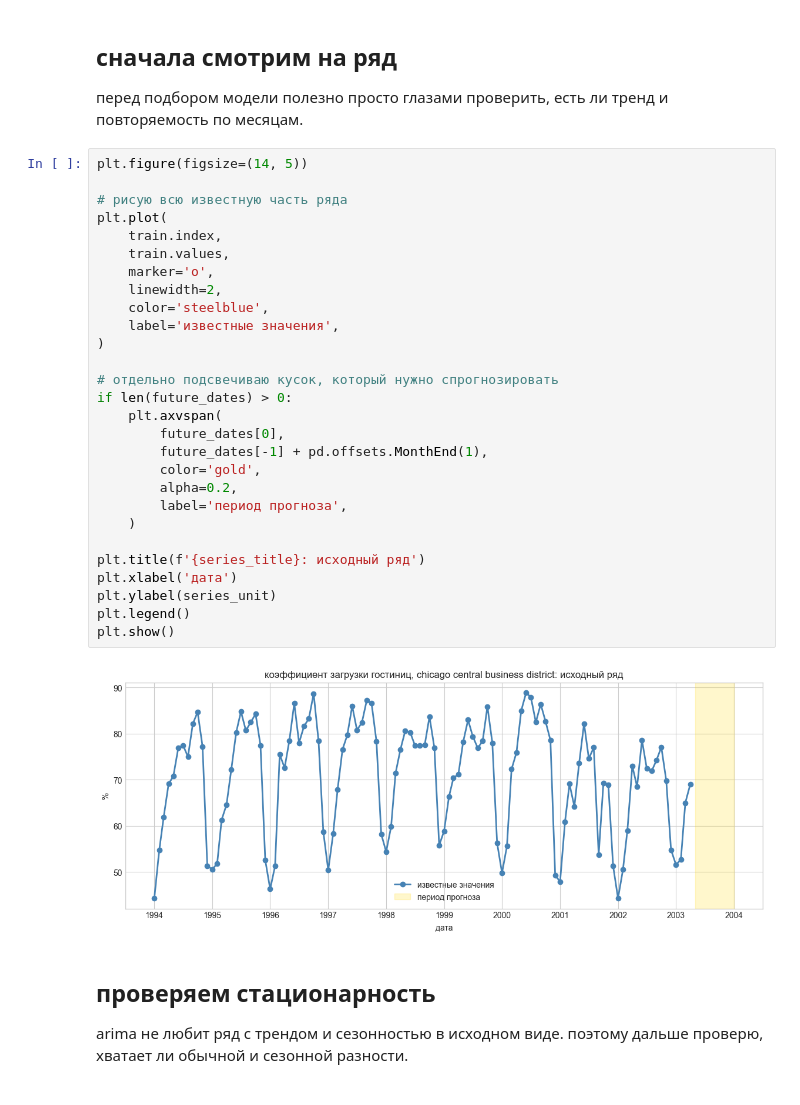
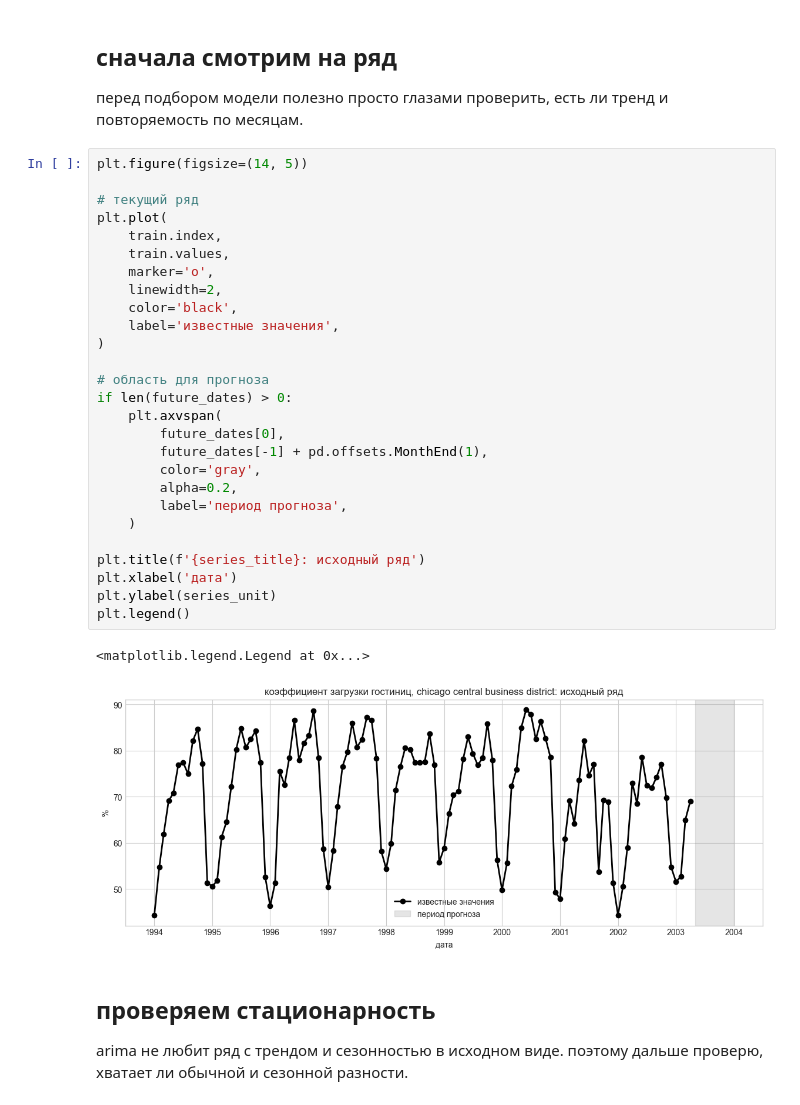
Before and after one commit to theneverwhere/data_analysis_course, a Jupyter notebook: Прогноз на основе сезонной декомпозиции/var1_method_arima.ipynb, the cells around one changed output. Cells and saved outputs as stored; diff of their text form.

```diff
--- a/Прогноз на основе сезонной декомпозиции/var1_method_arima.ipynb
+++ b/Прогноз на основе сезонной декомпозиции/var1_method_arima.ipynb
@@ -137,33 +119,33 @@ display(raw_data[['date', column]].tail(12))
 # %%
 plt.figure(figsize=(14, 5))
 
-# рисую всю известную часть ряда
+# текущий ряд
 plt.plot(
     train.index,
     train.values,
     marker='o',
     linewidth=2,
-    color='steelblue',
+    color='black',
     label='известные значения',
 )
 
-# отдельно подсвечиваю кусок, который нужно спрогнозировать
+# область для прогноза
 if len(future_dates) > 0:
     plt.axvspan(
         future_dates[0],
         future_dates[-1] + pd.offsets.MonthEnd(1),
-        color='gold',
+        color='gray',
         alpha=0.2,
         label='период прогноза',
     )
 
 plt.title(f'{series_title}: исходный ряд')
 plt.xlabel('дата')
 plt.ylabel(series_unit)
 plt.legend()
-plt.show()
 # %% [output]
+<matplotlib.legend.Legend at 0x...>
-[figure, old version]
+[figure, new version]
 # %% [markdown]
 ## проверяем стационарность
 
```
Also changed, not shown: parts of 12 cells of this notebook, 11 other files.
